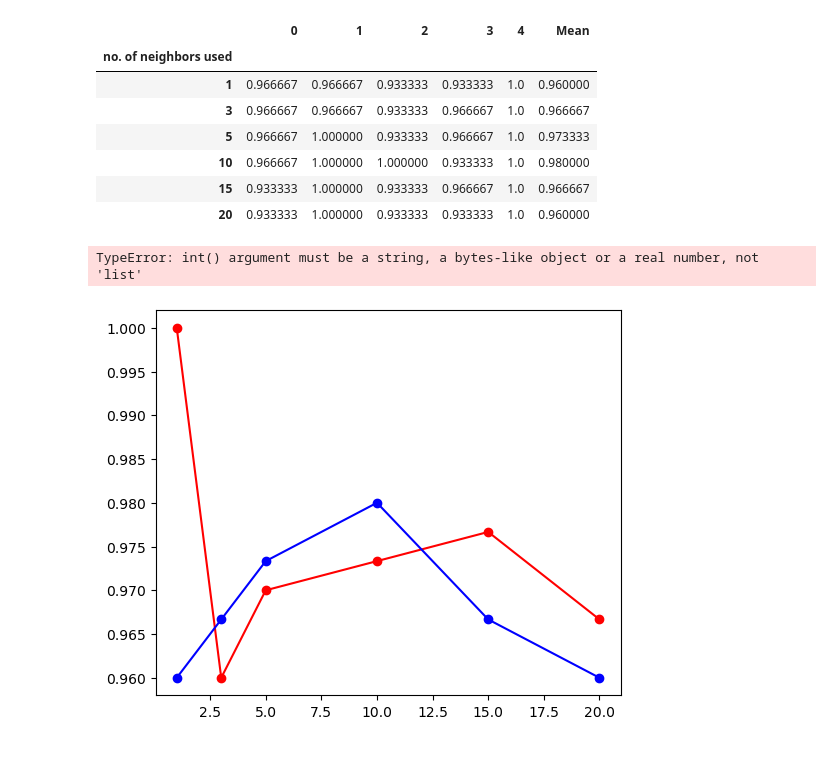
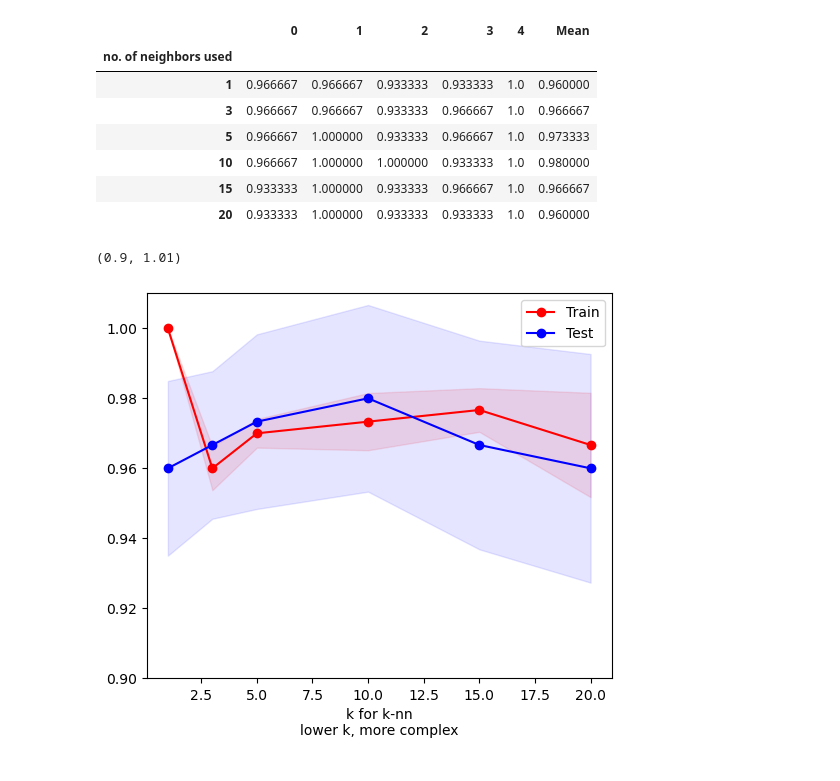
Before and after one commit to vibhatsu08/machine-learning-playground, a Jupyter notebook: complexity_cuves.ipynb, the cells around one changed output. Drawn from its saved outputs; the diff is of its cells as text; code cells hidden in the pictures.

Commit message:
Plotted the complexity curve of a knn model by setting the number of neighbors for the model in an array, and then using that particular neighbor value in a series, and then plotted the complexity curve as a graph.

```diff
--- a/complexity_cuves.ipynb
+++ b/complexity_cuves.ipynb
@@ -49,11 +49,12 @@ test_std = np.std(test_scores, axis=1)
 # %%
 plt.figure(figsize=(6, 5)).gca()
 plt.plot(neighbors, train_mean, "o-", color="r", label="Train")
 plt.plot(neighbors, test_mean, "o-", color="b", label="Test")
-plt.fill_between(int(neighbors), train_mean + train_std, train_mean - train_std, color="r", alpha=0.1)
-plt.fill_between(int(neighbors), test_mean + test_std, test_mean - test_std, color="b", alpha=0.1)
+plt.fill_between(neighbors, train_mean + train_std, train_mean - train_std, color="r", alpha=0.1)
+plt.fill_between(neighbors, test_mean + test_std, test_mean - test_std, color="b", alpha=0.1)
 plt.legend(loc="best")
 plt.xlabel("\n".join(["k for k-nn", "lower k, more complex", ""]))
+plt.ylim(0.90, 1.01)
 # %% [output]
-TypeError: int() argument must be a string, a bytes-like object or a real number, not 'list'
+(0.9, 1.01)
-[figure, old version]
+[figure, new version]
```
